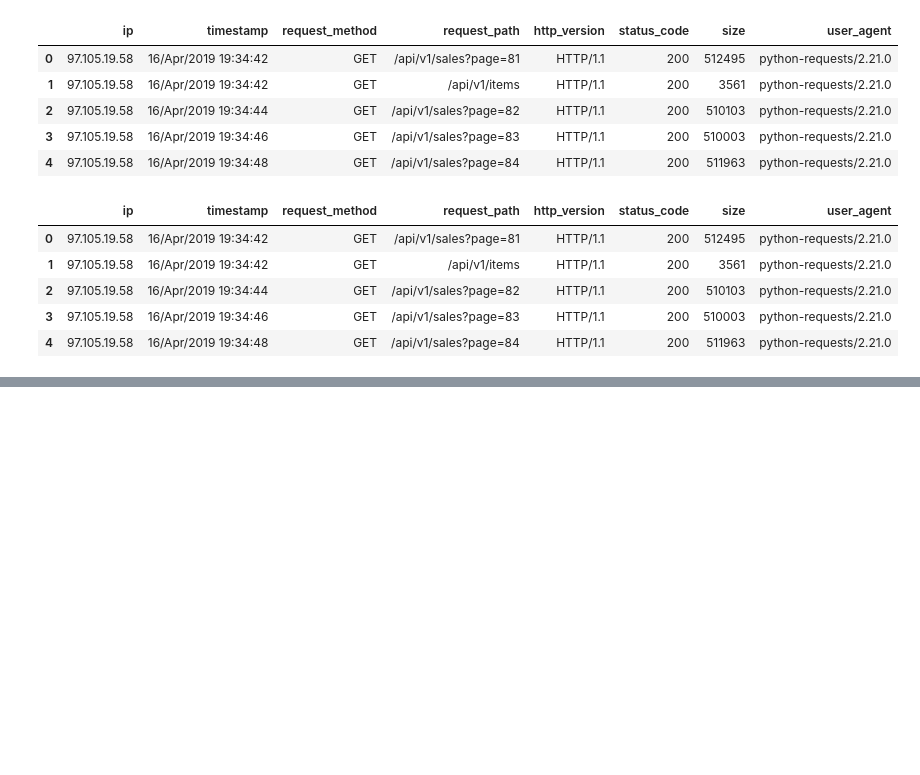
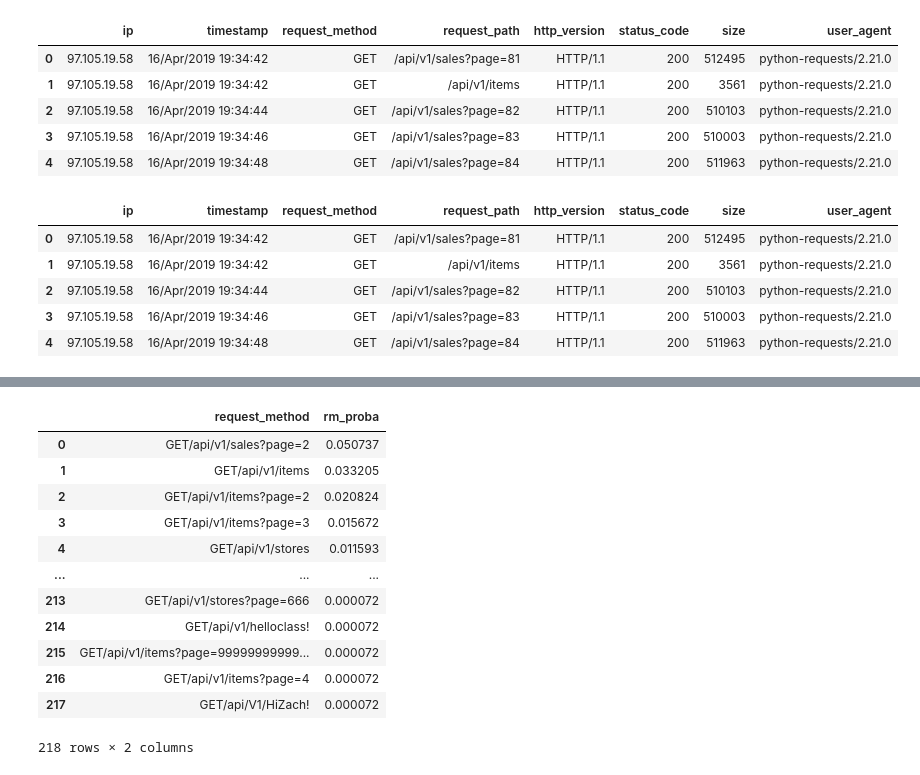
Before and after one commit to chriseverts/anomaly-detection-exercises, a Jupyter notebook: discrete_anomaly_detection.ipynb, the cells around one changed output, grey strips where cells are left out. Saved outputs shown, nothing was run; the diff lists cells and outputs as text; code cells hidden in the pictures; blank space fills up the shorter version.

```diff
--- a/discrete_anomaly_detection.ipynb
+++ b/discrete_anomaly_detection.ipynb
@@ -425,0 +427,16 @@ AttributeError: 'DataFrame' object has no attribute 'rm_proba'
+# %%
+rm_df
+# %% [output]
+|  | request_method | rm_proba |
+| 0 | GET/api/v1/sales?page=2 | 0.050737 |
+| 1 | GET/api/v1/items | 0.033205 |
+| 2 | GET/api/v1/items?page=2 | 0.020824 |
+| 3 | GET/api/v1/items?page=3 | 0.015672 |
+| 4 | GET/api/v1/stores | 0.011593 |
+| ... | ... | ... |
+| 213 | GET/api/v1/stores?page=666 | 0.000072 |
+| 214 | GET/api/v1/helloclass! | 0.000072 |
+| 215 | GET/api/v1/items?page=99999999999... | 0.000072 |
+| 216 | GET/api/v1/items?page=4 | 0.000072 |
+| 217 | GET/api/V1/HiZach! | 0.000072 |
+218 rows × 2 columns
```
Also changed, not shown: parts of 8 cells of this notebook, 3 other files.
